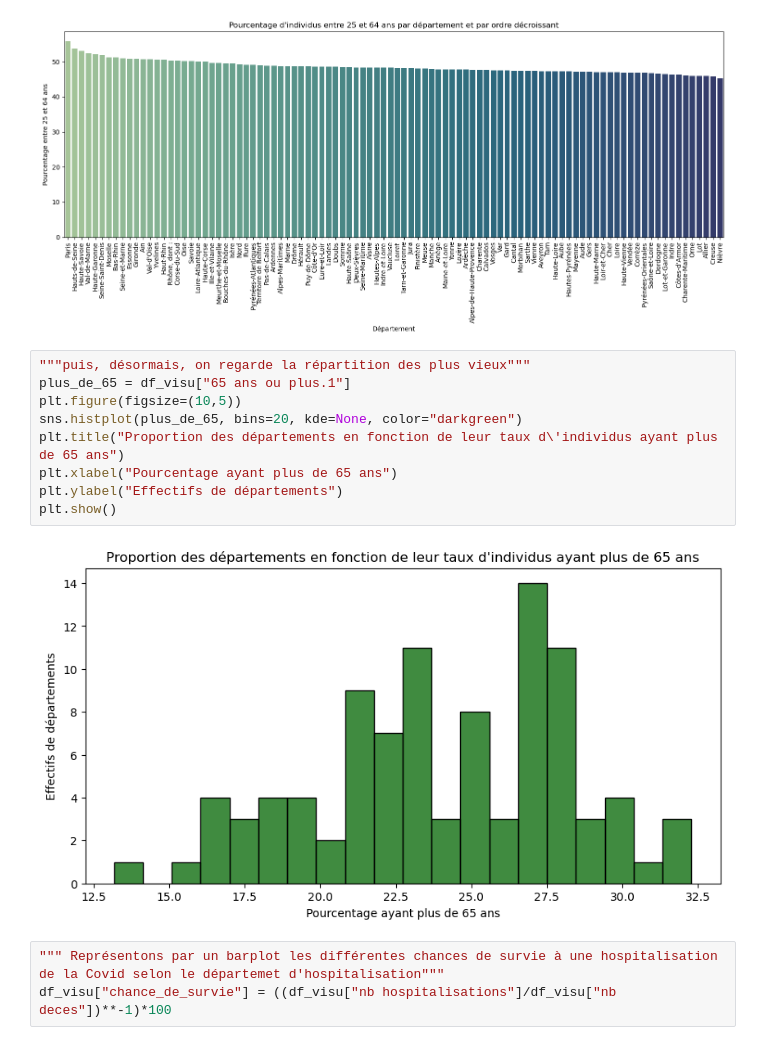
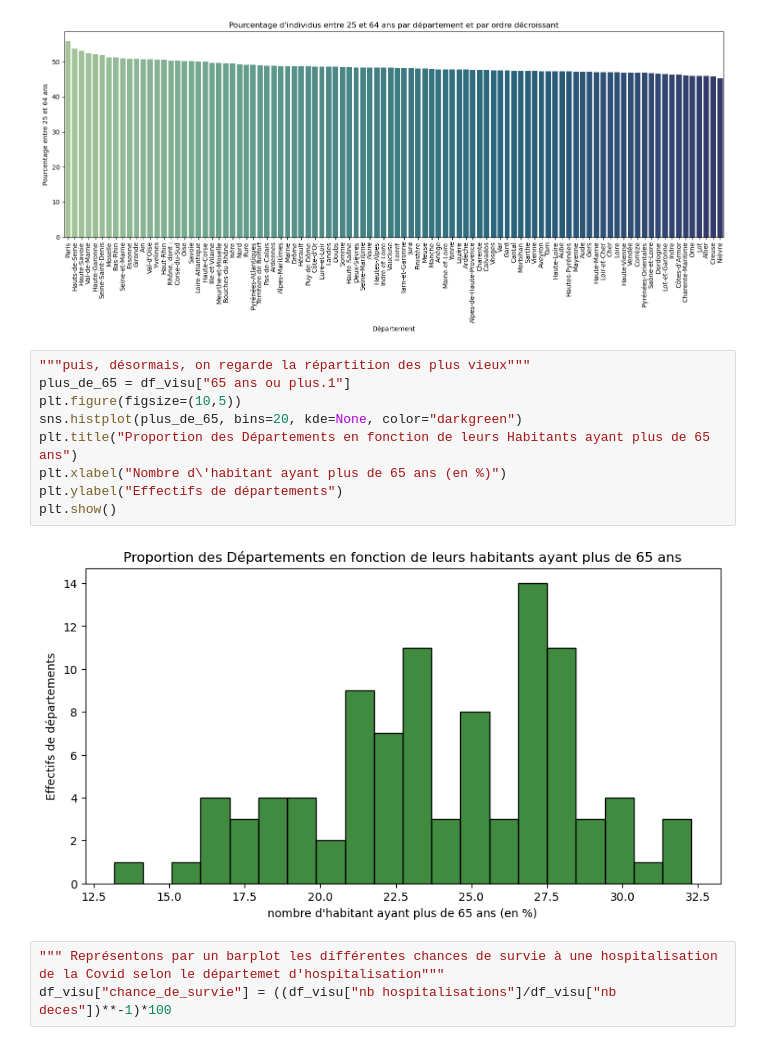
Before and after one commit to gabrielfrancois/DS_Covid, a Jupyter notebook: stat2_visu.ipynb, the cells around one changed output. Drawn from its saved outputs; the diff is of its cells as text.

```diff
--- a/stat2_visu.ipynb
+++ b/stat2_visu.ipynb
@@ -46,14 +46,14 @@ plt.show()
 # %%
 """puis, désormais, on regarde la répartition des plus vieux"""
 plus_de_65 = df_visu["65 ans ou plus.1"]
 plt.figure(figsize=(10,5))
 sns.histplot(plus_de_65, bins=20, kde=None, color="darkgreen")
-plt.title("Proportion des départements en fonction de leur taux d\'individus ayant plus de 65 ans")
-plt.xlabel("Pourcentage ayant plus de 65 ans")
+plt.title("Proportion des Départements en fonction de leurs Habitants ayant plus de 65 ans")
+plt.xlabel("Nombre d\'habitant ayant plus de 65 ans (en %)")
 plt.ylabel("Effectifs de départements")
 plt.show()
 # %% [output]
-[figure, old version]
+[figure, new version]
 # %%
 """ Représentons par un barplot les différentes chances de survie à une hospitalisation de la Covid selon le départemet d'hospitalisation"""
 df_visu["chance_de_survie"] = ((df_visu["nb hospitalisations"]/df_visu["nb deces"])**-1)*100
```
Also changed, not shown: parts of 2 cells of this notebook.
